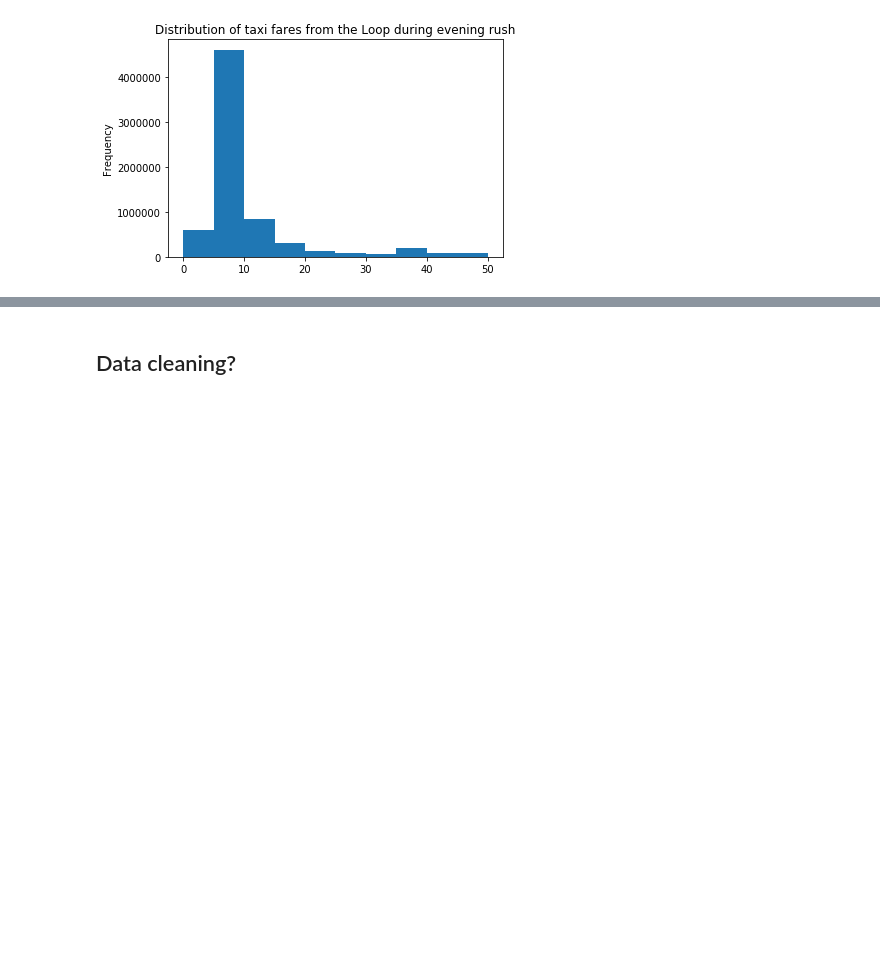
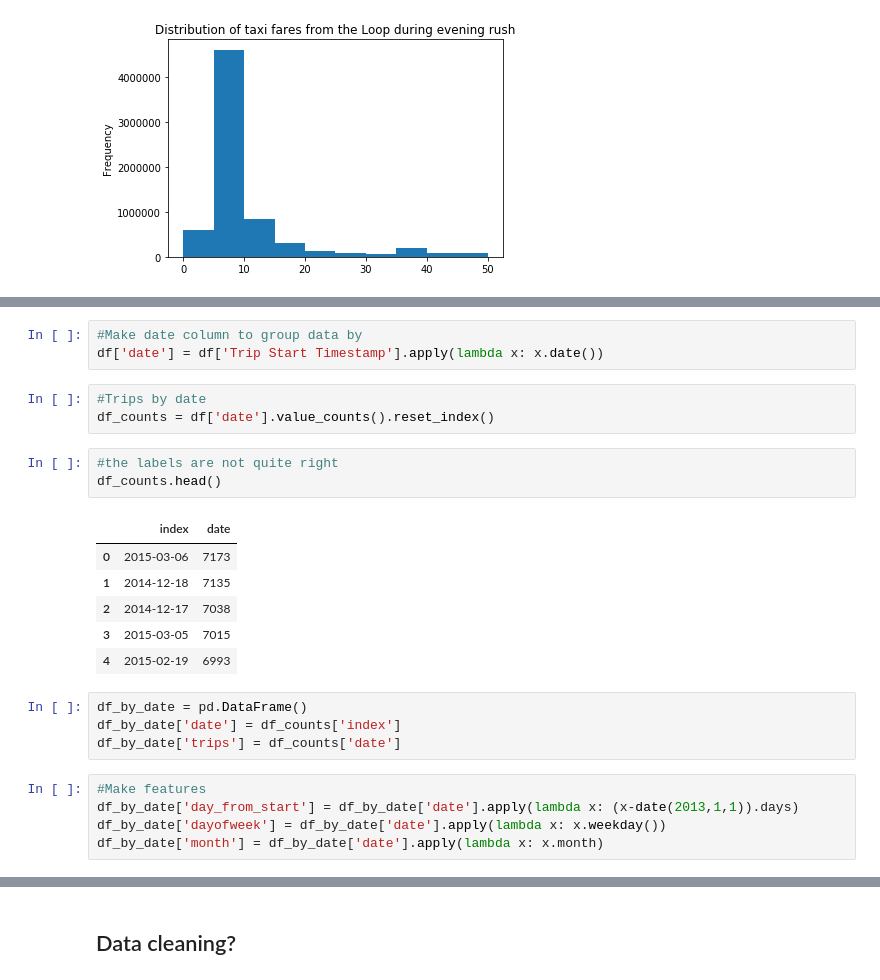
Before and after one commit to Inoueian/chicago-taxi, a Jupyter notebook: chicago-taxi_full_1.ipynb, the cells around one changed output, grey strips where cells are left out. Drawn from its saved outputs; the diff is of its cells as text; blank space fills up the shorter version.

```diff
--- a/chicago-taxi_full_1.ipynb
+++ b/chicago-taxi_full_1.ipynb
@@ -182,0 +198,25 @@ plt.show()
+# %%
+#Make date column to group data by
+df['date'] = df['Trip Start Timestamp'].apply(lambda x: x.date())
+# %%
+#Trips by date
+df_counts = df['date'].value_counts().reset_index()
+# %%
+#the labels are not quite right
+df_counts.head()
+# %% [output]
+|  | index | date |
+| 0 | 2015-03-06 | 7173 |
+| 1 | 2014-12-18 | 7135 |
+| 2 | 2014-12-17 | 7038 |
+| 3 | 2015-03-05 | 7015 |
+| 4 | 2015-02-19 | 6993 |
+# %%
+df_by_date = pd.DataFrame()
+df_by_date['date'] = df_counts['index']
+df_by_date['trips'] = df_counts['date']
+# %%
+#Make features
+df_by_date['day_from_start'] = df_by_date['date'].apply(lambda x: (x-date(2013,1,1)).days)
+df_by_date['dayofweek'] = df_by_date['date'].apply(lambda x: x.weekday())
+df_by_date['month'] = df_by_date['date'].apply(lambda x: x.month)
```
Also changed, not shown: parts of 15 cells of this notebook.
